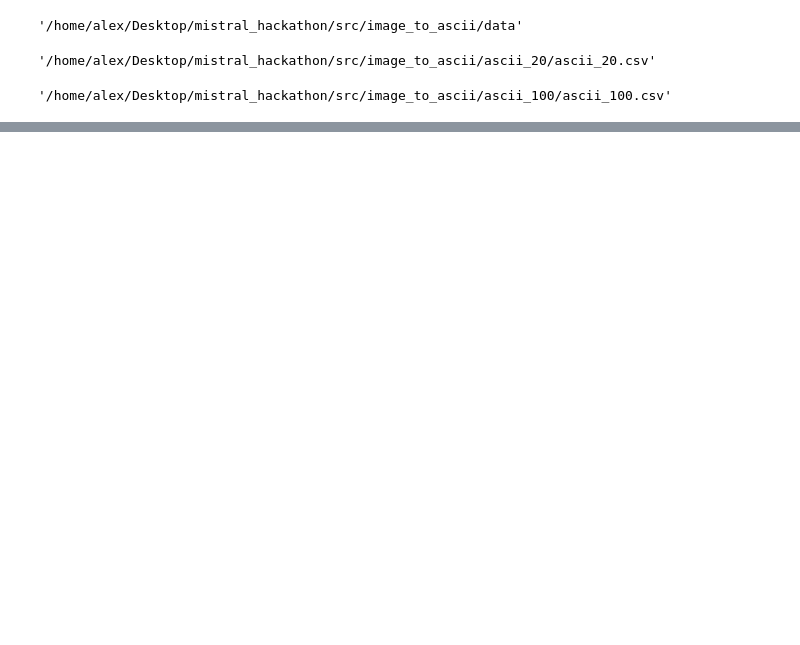
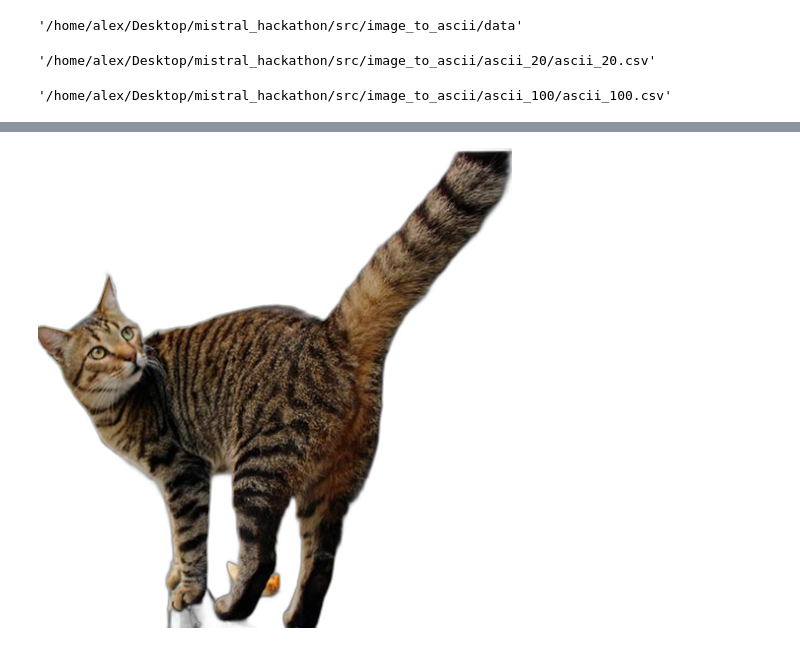
Before and after one commit to TopAgrume/mistral_hackathon, a Jupyter notebook: src/image_to_ascii/test.ipynb, the cells around one changed output, grey strips where cells are left out. Saved outputs shown, nothing was run; the diff lists cells and outputs as text; code cells hidden in the pictures; blank space fills up the shorter version.

```diff
--- a/src/image_to_ascii/test.ipynb
+++ b/src/image_to_ascii/test.ipynb
@@ -77,0 +87,6 @@ main(data_path, ascii_20_path, ascii_100_path)
+# %%
+img = Image.open('/home/alex/Desktop/mistral_hackathon/src/image_to_ascii/data/FirstDataset/Cat/1.png')
+# %%
+remove_background(img)
+# %% [output]
+[figure, added]
```
Also changed, not shown: parts of 6 cells of this notebook, 5 other files.
